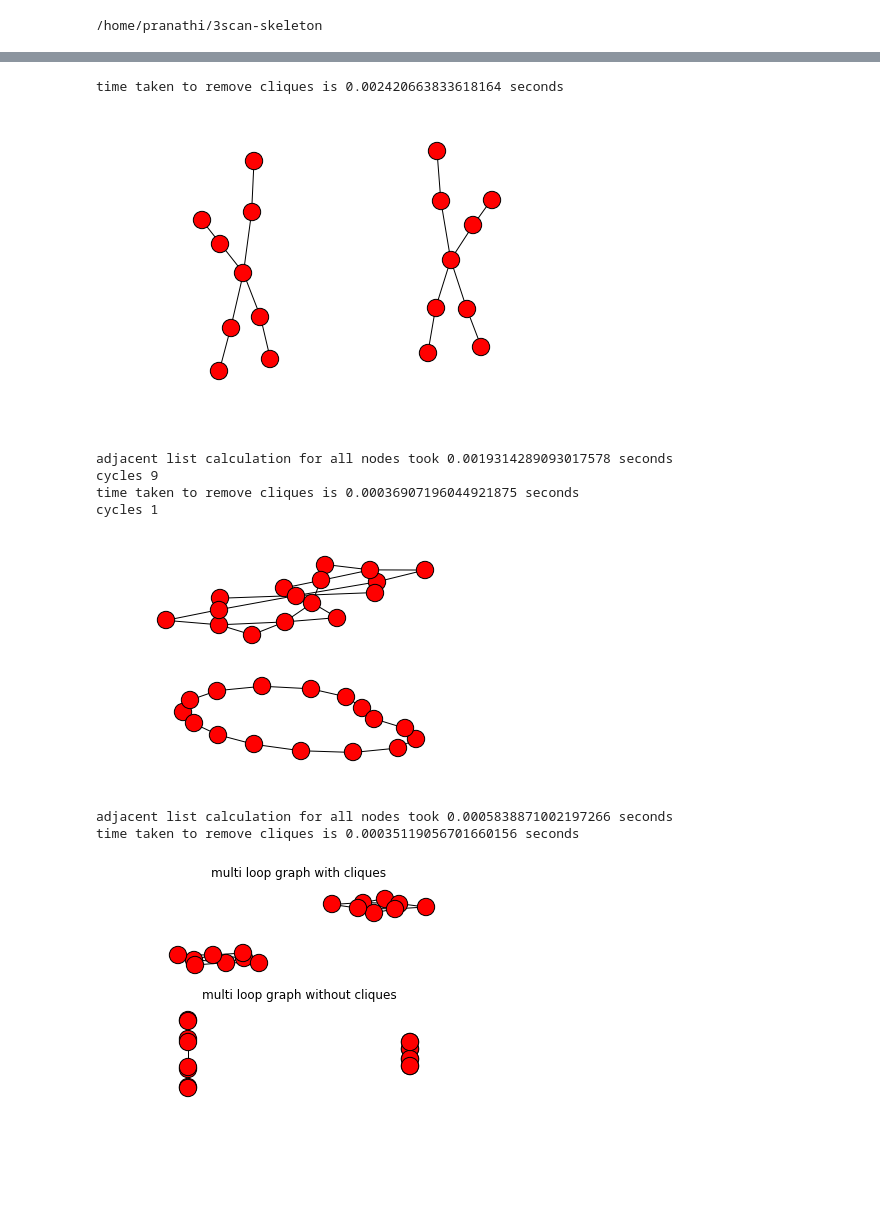
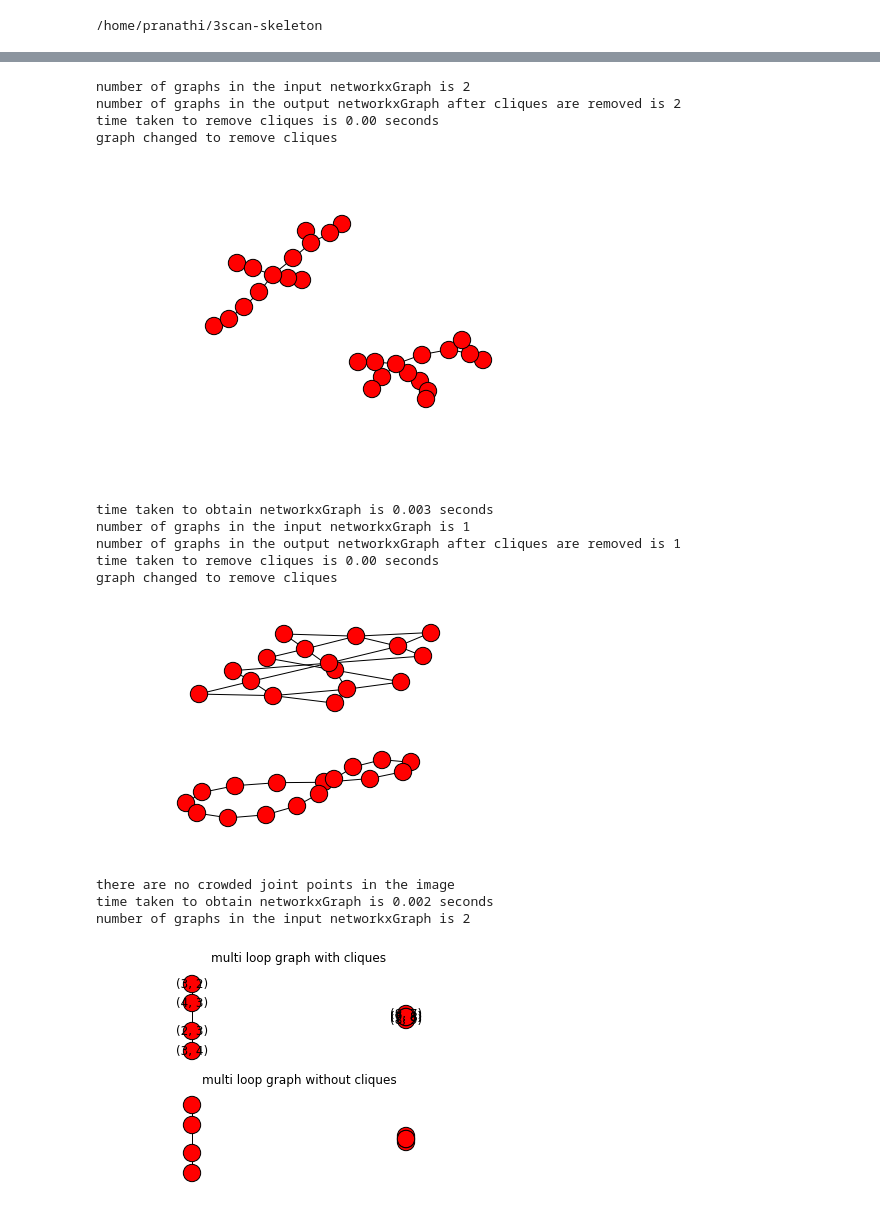
Before and after one commit to 3Scan/3scan-skeleton, a Jupyter notebook: notebooks/branchCountingNetworkx.ipynb, the cells around one changed output, grey strips where cells are left out. Drawn from its saved outputs; the diff is of its cells as text; code cells hidden in the pictures; blank space fills up the shorter version.

Commit message:
branch point to branch point are only segments in the graph

```diff
--- a/notebooks/branchCountingNetworkx.ipynb
+++ b/notebooks/branchCountingNetworkx.ipynb
@@ -141,33 +114,35 @@ adjacent list calculation for all nodes took 0.0007996559143066406 seconds
 # %%
-removeCliqueEdges(crosPairgraph)
+crosPairgraph=removeCliqueEdges(crosPairgraph)
 nx.draw(crosPairgraph)
 # %% [output]
-time taken to remove cliques is 0.002420663833618164 seconds
+number of graphs in the input networkxGraph is 2
+number of graphs in the output networkxGraph after cliques are removed is 2
+time taken to remove cliques is 0.00 seconds
+graph changed to remove cliques
-[figure, old version]
+[figure, new version]
 # %%
 hillbert = np.array([[[1, 1, 1],
                       [1, 0, 1],
                       [1, 0, 1]],
                      [[0, 0, 0],
                       [0, 0, 0],
                       [1, 0, 1]],
                      [[1, 1, 1],
                       [1, 0, 1],
                       [1, 0, 1]]], dtype=bool)
 loopGraph = getNetworkxGraphFromarray(hillbert, True)
-print("cycles", len(nx.cycle_basis(loopGraph)))
 plt.subplot(2,1,1)
 nx.draw(loopGraph)
-removeCliqueEdges(loopGraph)
-print("cycles", len(nx.cycle_basis(loopGraph)))
+loopGraph=removeCliqueEdges(loopGraph)
 plt.subplot(2,1,2)
 nx.draw(loopGraph)
 # %% [output]
-adjacent list calculation for all nodes took 0.0019314289093017578 seconds
-cycles 9
-time taken to remove cliques is 0.00036907196044921875 seconds
-cycles 1
+time taken to obtain networkxGraph is 0.003 seconds
+number of graphs in the input networkxGraph is 1
+number of graphs in the output networkxGraph after cliques are removed is 1
+time taken to remove cliques is 0.00 seconds
+graph changed to remove cliques
-[figure, old version]
+[figure, new version]
 # %%
 tinyLoop = np.array([[1, 1, 1],
                      [1, 0, 1],
@@ -175,16 +150,17 @@ tinyLoop = np.array([[1, 1, 1],
 multiLoop = np.zeros((25, 25), dtype=bool)
 multiLoop[2:5, 2:5] = tinyLoop
 multiLoop[7:10, 7:10] = tinyLoop
-multiloopgraph = getNetworkxGraphFromarray(multiLoop, True)
+multiloopgraph = getNetworkxGraphFromarray(multiLoop, False)
 plt.subplot(2, 1, 1)
 plt.title("multi loop graph with cliques")
-nx.draw(multiloopgraph)
-removeCliqueEdges(multiloopgraph)
+nx.draw_spectral(multiloopgraph, with_labels=True)
+multiloopgraph=removeCliqueEdges(multiloopgraph)
 plt.subplot(2,1,2)
 plt.title("multi loop graph without cliques")
 nx.draw_spectral(multiloopgraph)
 # %% [output]
-adjacent list calculation for all nodes took 0.0005838871002197266 seconds
-time taken to remove cliques is 0.00035119056701660156 seconds
+there are no crowded joint points in the image
+time taken to obtain networkxGraph is 0.002 seconds
+number of graphs in the input networkxGraph is 2
-[figure, old version]
+[figure, new version]
 # %%
```
Also changed, not shown: parts of 20 cells of this notebook.
